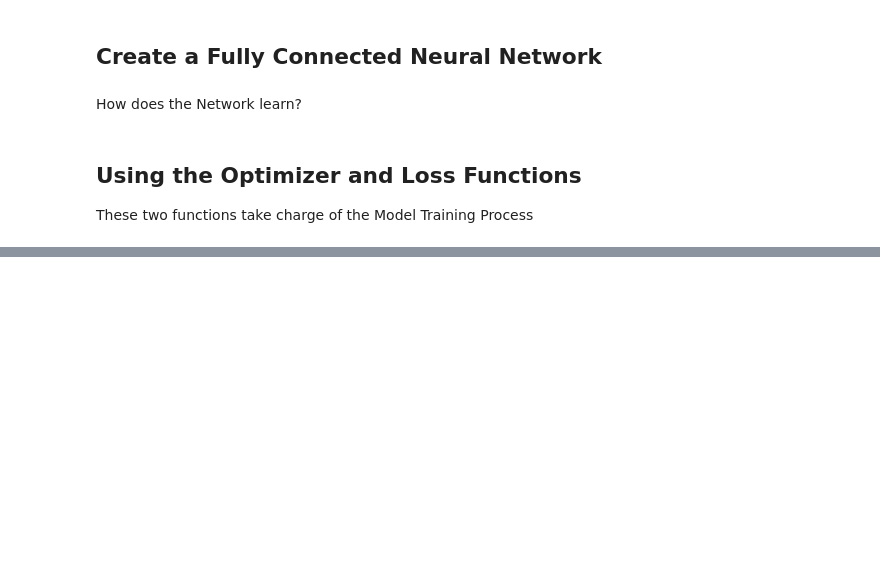
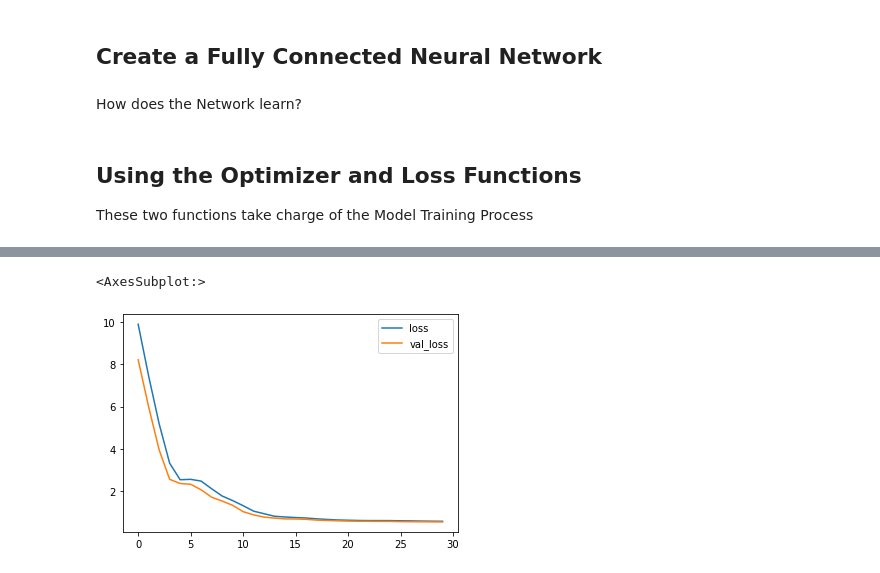
Before and after one commit to georgek2/Tensorflow_Keras, a Jupyter notebook: Wine/winequality_red.ipynb, the cells around one changed output, grey strips where cells are left out. Drawn from its saved outputs; the diff is of its cells as text; code cells hidden in the pictures; blank space fills up the shorter version.

```diff
--- a/Wine/winequality_red.ipynb
+++ b/Wine/winequality_red.ipynb
@@ -62,11 +80,10 @@ model.compile(optimizer='adam', loss='mae')
 
 # }
 # %%
-model.fit(X_train, y_train,
-#           validation_data = [X_valid, y_valid],
+model_data = model.fit(X_train, y_train,
+          validation_data = (X_valid, y_valid),
           batch_size = 256,
-          epochs = 30,
-#           callbacks = [early_stopping]
+          epochs = 30
          )
 # %% [output]
 Epoch 1/30
@@ -90,4 +146,4 @@ Epoch 30/30
 # %%
-history = model.history()
-history
+history = pd.DataFrame(model_data.history)
+history.head()
 # %% [output]
@@ -94,0 +156,5 @@ TypeError: 'History' object is not callable
+# %%
+history.plot()
+# %% [output]
+<AxesSubplot:>
+[figure, added]
```
Also changed, not shown: parts of 7 cells of this notebook, 2 other files.
